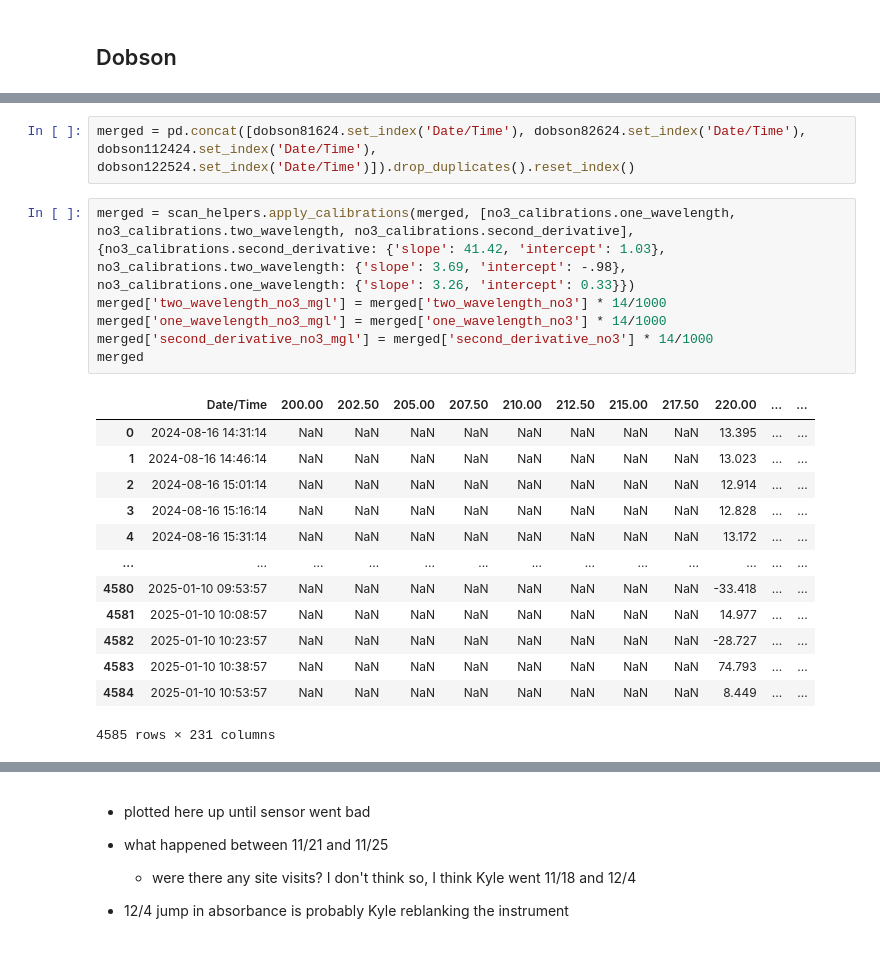
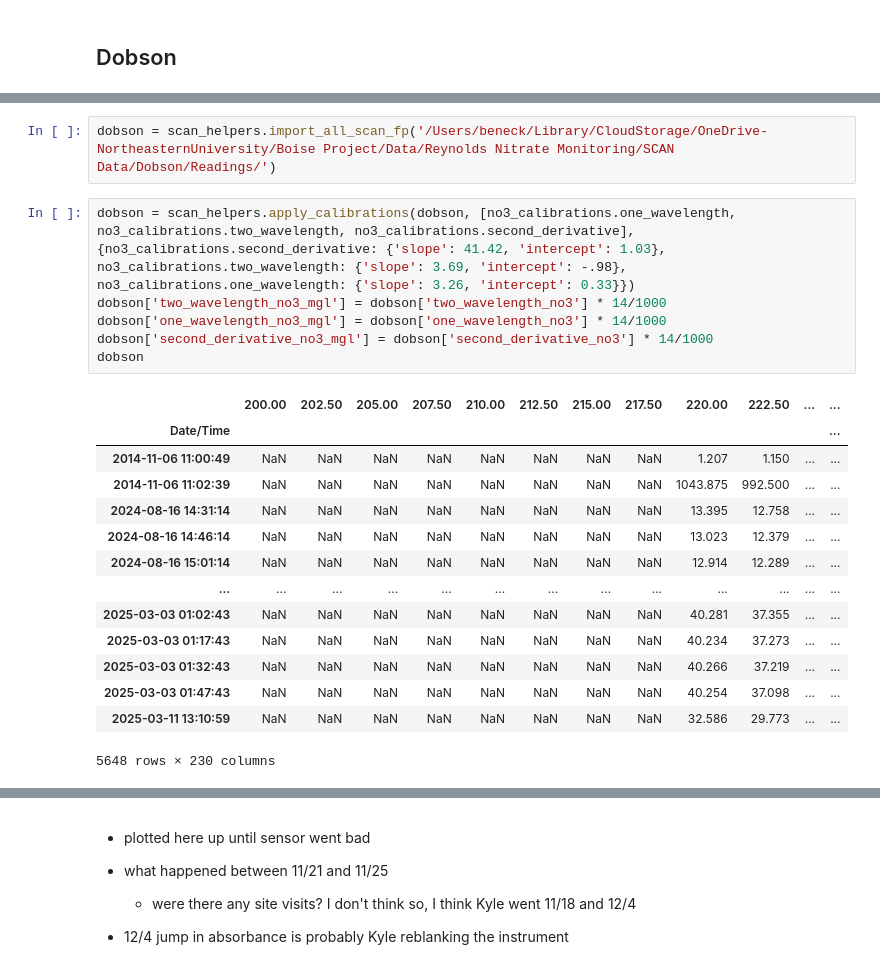
Before and after one commit to mbeneck/rcew-nitrate, a Jupyter notebook: 8-16-24 Reynolds Data.ipynb, the cells around one changed output, grey strips where cells are left out. Drawn from its saved outputs; the diff is of its cells as text.

Commit message:
Updated 8-16-24 Reynolds Data script to use new methods in scan_spectrolyser library

```diff
--- a/8-16-24 Reynolds Data.ipynb
+++ b/8-16-24 Reynolds Data.ipynb
@@ -72,25 +68,26 @@ dobson122524 = scan_helpers.import_scan_fp('/Users/beneck/Library/CloudStorage/O
-# %%
-merged = pd.concat([dobson81624.set_index('Date/Time'), dobson82624.set_index('Date/Time'), dobson112424.set_index('Date/Time'), dobson122524.set_index('Date/Time')]).drop_duplicates().reset_index()
+# %%
+dobson = scan_helpers.import_all_scan_fp('/Users/beneck/Library/CloudStorage/OneDrive-NortheasternUniversity/Boise Project/Data/Reynolds Nitrate Monitoring/SCAN Data/Dobson/Readings/')
 # %%
-merged = scan_helpers.apply_calibrations(merged, [no3_calibrations.one_wavelength, no3_calibrations.two_wavelength, no3_calibrations.second_derivative], {no3_calibrations.second_derivative: {'slope': 41.42, 'intercept': 1.03}, no3_calibrations.two_wavelength: {'slope': 3.69, 'intercept': -.98}, no3_calibrations.one_wavelength: {'slope': 3.26, 'intercept': 0.33}})
-merged['two_wavelength_no3_mgl'] = merged['two_wavelength_no3'] * 14/1000
-merged['one_wavelength_no3_mgl'] = merged['one_wavelength_no3'] * 14/1000
-merged['second_derivative_no3_mgl'] = merged['second_derivative_no3'] * 14/1000
-merged
+dobson = scan_helpers.apply_calibrations(dobson, [no3_calibrations.one_wavelength, no3_calibrations.two_wavelength, no3_calibrations.second_derivative], {no3_calibrations.second_derivative: {'slope': 41.42, 'intercept': 1.03}, no3_calibrations.two_wavelength: {'slope': 3.69, 'intercept': -.98}, no3_calibrations.one_wavelength: {'slope': 3.26, 'intercept': 0.33}})
+dobson['two_wavelength_no3_mgl'] = dobson['two_wavelength_no3'] * 14/1000
+dobson['one_wavelength_no3_mgl'] = dobson['one_wavelength_no3'] * 14/1000
+dobson['second_derivative_no3_mgl'] = dobson['second_derivative_no3'] * 14/1000
+dobson
 # %% [output]
-|  | Date/Time | 200.00 | 202.50 | 205.00 | 207.50 | 210.00 | 212.50 | 215.00 | 217.50 | 220.00 | ... | ... |
-| 0 | 2024-08-16 14:31:14 | NaN | NaN | NaN | NaN | NaN | NaN | NaN | NaN | 13.395 | ... | ... |
-| 1 | 2024-08-16 14:46:14 | NaN | NaN | NaN | NaN | NaN | NaN | NaN | NaN | 13.023 | ... | ... |
-| 2 | 2024-08-16 15:01:14 | NaN | NaN | NaN | NaN | NaN | NaN | NaN | NaN | 12.914 | ... | ... |
-| 3 | 2024-08-16 15:16:14 | NaN | NaN | NaN | NaN | NaN | NaN | NaN | NaN | 12.828 | ... | ... |
-| 4 | 2024-08-16 15:31:14 | NaN | NaN | NaN | NaN | NaN | NaN | NaN | NaN | 13.172 | ... | ... |
+|  | 200.00 | 202.50 | 205.00 | 207.50 | 210.00 | 212.50 | 215.00 | 217.50 | 220.00 | 222.50 | ... | ... |
+| Date/Time |  |  |  |  |  |  |  |  |  |  |  | ... |
+| 2014-11-06 11:00:49 | NaN | NaN | NaN | NaN | NaN | NaN | NaN | NaN | 1.207 | 1.150 | ... | ... |
+| 2014-11-06 11:02:39 | NaN | NaN | NaN | NaN | NaN | NaN | NaN | NaN | 1043.875 | 992.500 | ... | ... |
+| 2024-08-16 14:31:14 | NaN | NaN | NaN | NaN | NaN | NaN | NaN | NaN | 13.395 | 12.758 | ... | ... |
+| 2024-08-16 14:46:14 | NaN | NaN | NaN | NaN | NaN | NaN | NaN | NaN | 13.023 | 12.379 | ... | ... |
+| 2024-08-16 15:01:14 | NaN | NaN | NaN | NaN | NaN | NaN | NaN | NaN | 12.914 | 12.289 | ... | ... |
 | ... | ... | ... | ... | ... | ... | ... | ... | ... | ... | ... | ... | ... |
-| 4580 | 2025-01-10 09:53:57 | NaN | NaN | NaN | NaN | NaN | NaN | NaN | NaN | -33.418 | ... | ... |
-| 4581 | 2025-01-10 10:08:57 | NaN | NaN | NaN | NaN | NaN | NaN | NaN | NaN | 14.977 | ... | ... |
-| 4582 | 2025-01-10 10:23:57 | NaN | NaN | NaN | NaN | NaN | NaN | NaN | NaN | -28.727 | ... | ... |
-| 4583 | 2025-01-10 10:38:57 | NaN | NaN | NaN | NaN | NaN | NaN | NaN | NaN | 74.793 | ... | ... |
-| 4584 | 2025-01-10 10:53:57 | NaN | NaN | NaN | NaN | NaN | NaN | NaN | NaN | 8.449 | ... | ... |
+| 2025-03-03 01:02:43 | NaN | NaN | NaN | NaN | NaN | NaN | NaN | NaN | 40.281 | 37.355 | ... | ... |
+| 2025-03-03 01:17:43 | NaN | NaN | NaN | NaN | NaN | NaN | NaN | NaN | 40.234 | 37.273 | ... | ... |
+| 2025-03-03 01:32:43 | NaN | NaN | NaN | NaN | NaN | NaN | NaN | NaN | 40.266 | 37.219 | ... | ... |
+| 2025-03-03 01:47:43 | NaN | NaN | NaN | NaN | NaN | NaN | NaN | NaN | 40.254 | 37.098 | ... | ... |
+| 2025-03-11 13:10:59 | NaN | NaN | NaN | NaN | NaN | NaN | NaN | NaN | 32.586 | 29.773 | ... | ... |
-4585 rows × 231 columns
+5648 rows × 230 columns
 # %%
 fig, ax = plt.subplots()
 
```
Also changed, not shown: parts of 8 cells of this notebook.
